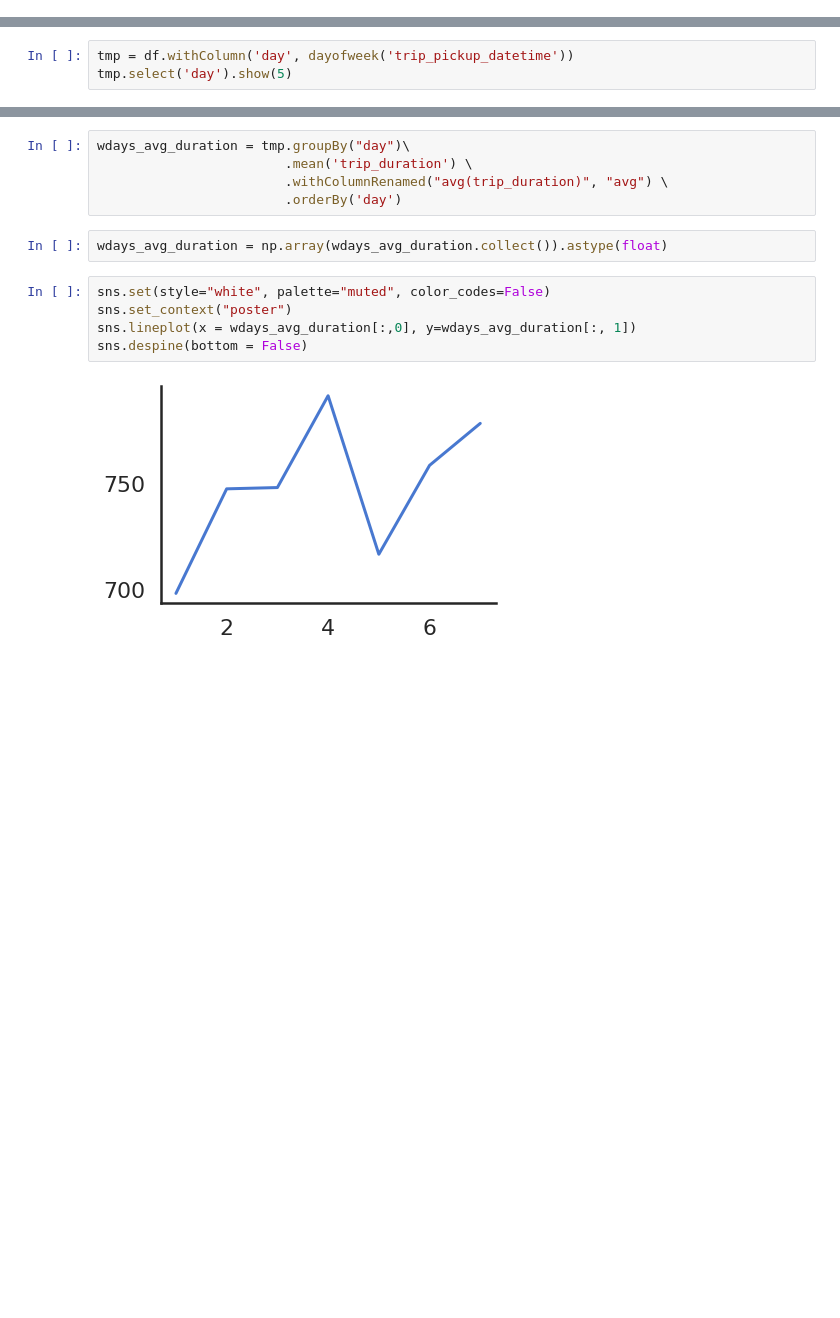
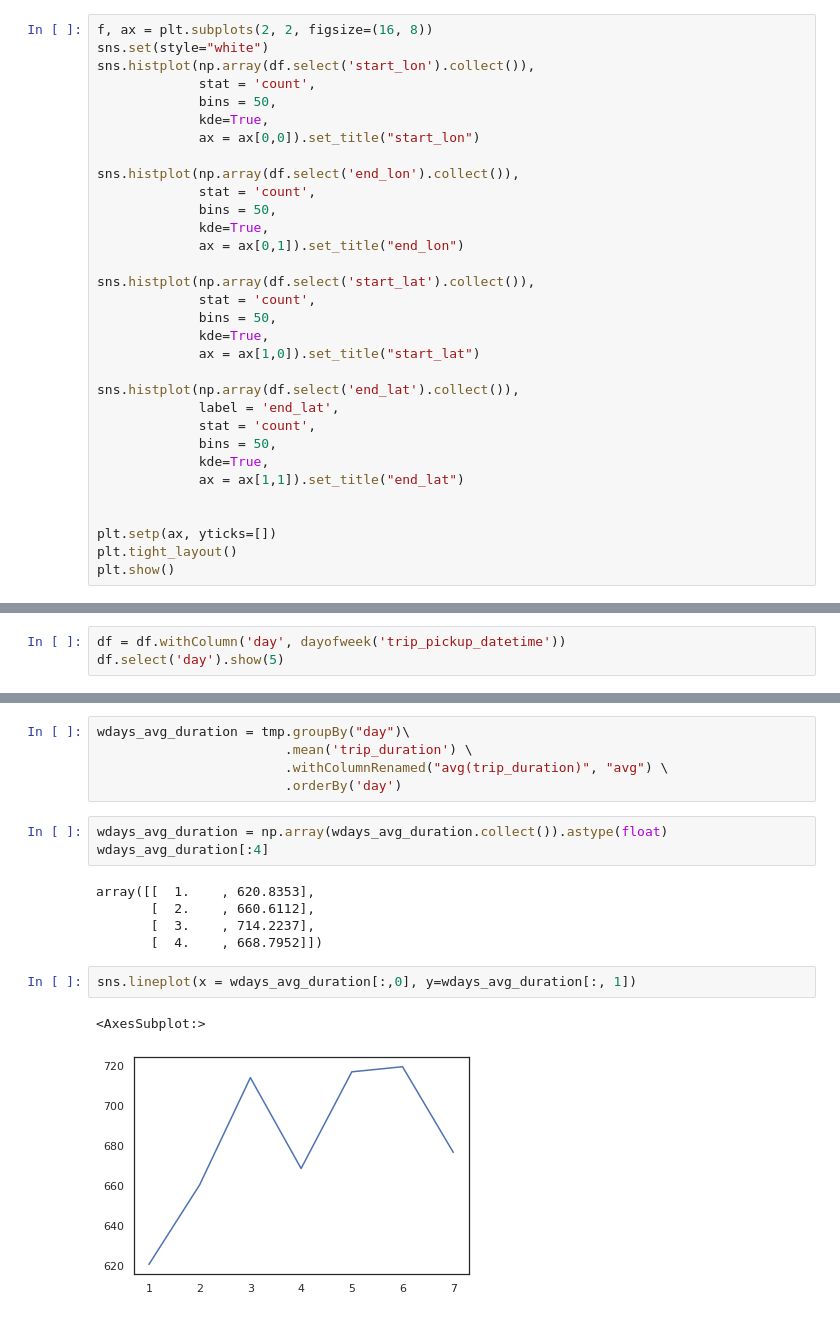
Before and after one commit to YamenHabib/nyc_tripdata, a Jupyter notebook: analysis/vis.ipynb, the cells around one changed output, grey strips where cells are left out. Cells and saved outputs as stored; diff of their text form; blank space fills up the shorter version.

```diff
--- a/analysis/vis.ipynb
+++ b/analysis/vis.ipynb
@@ -95,0 +153,32 @@ plt.show()
+# %%
+f, ax = plt.subplots(2, 2, figsize=(16, 8))
+sns.set(style="white")
+sns.histplot(np.array(df.select('start_lon').collect()),
+             stat = 'count',
+             bins = 50,
+             kde=True,
+             ax = ax[0,0]).set_title("start_lon")
+
+sns.histplot(np.array(df.select('end_lon').collect()),
+             stat = 'count',
+             bins = 50,
+             kde=True,
+             ax = ax[0,1]).set_title("end_lon")
+
+sns.histplot(np.array(df.select('start_lat').collect()),
+             stat = 'count',
+             bins = 50,
+             kde=True,
+             ax = ax[1,0]).set_title("start_lat")
+
+sns.histplot(np.array(df.select('end_lat').collect()),
+             label = 'end_lat',
+             stat = 'count',
+             bins = 50,
+             kde=True,
+             ax = ax[1,1]).set_title("end_lat")
+
+
+plt.setp(ax, yticks=[])
+plt.tight_layout()
+plt.show()
@@ -96,6 +190,6 @@ plt.show()
 # %%
-tmp = df.withColumn('day', dayofweek('trip_pickup_datetime'))
-tmp.select('day').show(5)
+df = df.withColumn('day', dayofweek('trip_pickup_datetime'))
+df.select('day').show(5)
 # %% [output]
 +---+
 |day|
@@ -114,10 +208,14 @@ wdays_avg_duration = tmp.groupBy("day")\
                         .orderBy('day')
 # %%
 wdays_avg_duration = np.array(wdays_avg_duration.collect()).astype(float)
+wdays_avg_duration[:4]
+# %% [output]
+array([[  1.    , 620.8353],
+       [  2.    , 660.6112],
+       [  3.    , 714.2237],
+       [  4.    , 668.7952]])
 # %%
-sns.set(style="white", palette="muted", color_codes=False)
-sns.set_context("poster")
 sns.lineplot(x = wdays_avg_duration[:,0], y=wdays_avg_duration[:, 1])
-sns.despine(bottom = False)
 # %% [output]
+<AxesSubplot:>
-[figure, old version]
+[figure, new version]
```
Also changed, not shown: parts of 18 cells of this notebook, 1 other file.
